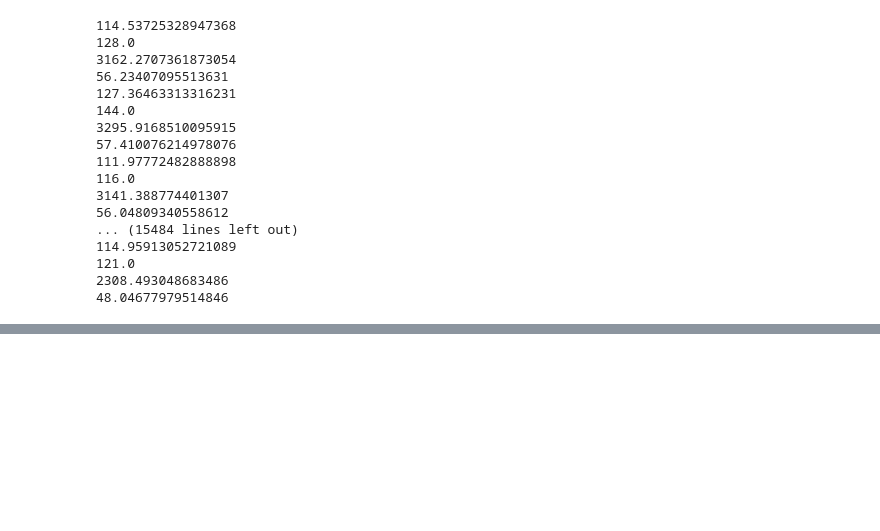
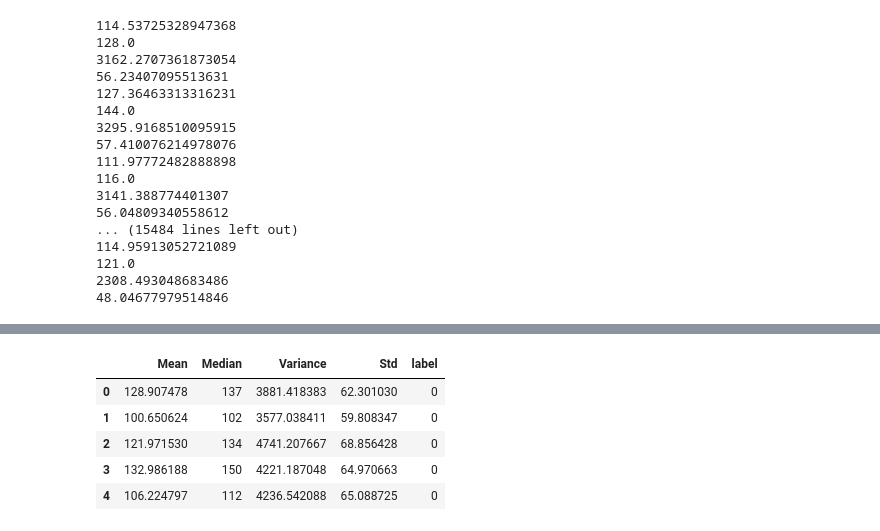
Before and after one commit to arfan64shah/Pneumonia_Detection, a Jupyter notebook: Pneumonia_Detection.ipynb, the cells around one changed output, grey strips where cells are left out. Drawn from its saved outputs; the diff is of its cells as text; code cells hidden in the pictures; blank space fills up the shorter version.

Commit message:
Added extra columns to both datasets like assigned 0 to normal and 1 to pneumonia

```diff
--- a/Pneumonia_Detection.ipynb
+++ b/Pneumonia_Detection.ipynb
@@ -200,3 +200,10 @@ for y in range(len(pneumonia_list)):
 121.0
 2308.493048683486
 48.04677979514846
+# %%
+# read both normal and pneumonia datasets and display
+dataset1 = pd.read_excel('normal.xlsx')
+dataset2 = pd.read_excel('pneumonia.xlsx')
+
+# display normal normal features
+dataset1.head()
@@ -202,0 +227,12 @@ for y in range(len(pneumonia_list)):
+# %%
+# added extra column to normal data
+dataset1['label'] = 0
+# %%
+dataset1.head()
+# %% [output]
+|  | Mean | Median | Variance | Std | label |
+| 0 | 128.907478 | 137 | 3881.418383 | 62.301030 | 0 |
+| 1 | 100.650624 | 102 | 3577.038411 | 59.808347 | 0 |
+| 2 | 121.971530 | 134 | 4741.207667 | 68.856428 | 0 |
+| 3 | 132.986188 | 150 | 4221.187048 | 64.970663 | 0 |
+| 4 | 106.224797 | 112 | 4236.542088 | 65.088725 | 0 |
```
Also changed, not shown: parts of 4 cells of this notebook.
